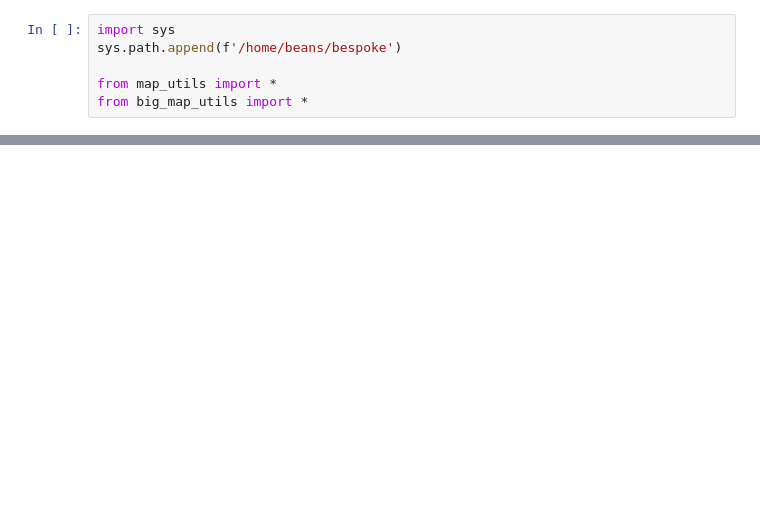
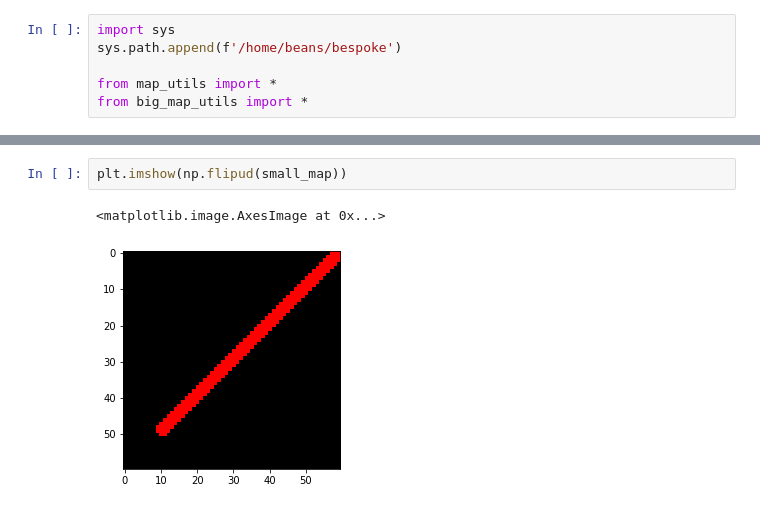
Before and after one commit to rgilman33/bespoke, a Jupyter notebook: nb/maps.ipynb, the cells around one changed output, grey strips where cells are left out. Drawn from its saved outputs; the diff is of its cells as text; blank space fills up the shorter version.

```diff
--- a/nb/maps.ipynb
+++ b/nb/maps.ipynb
@@ -55,0 +97,5 @@ plt.imshow(small_map)
+# %%
+plt.imshow(np.flipud(small_map))
+# %% [output]
+<matplotlib.image.AxesImage at 0x...>
+[figure, added]
```
Also changed, not shown: parts of 15 cells of this notebook, 11 other files.
